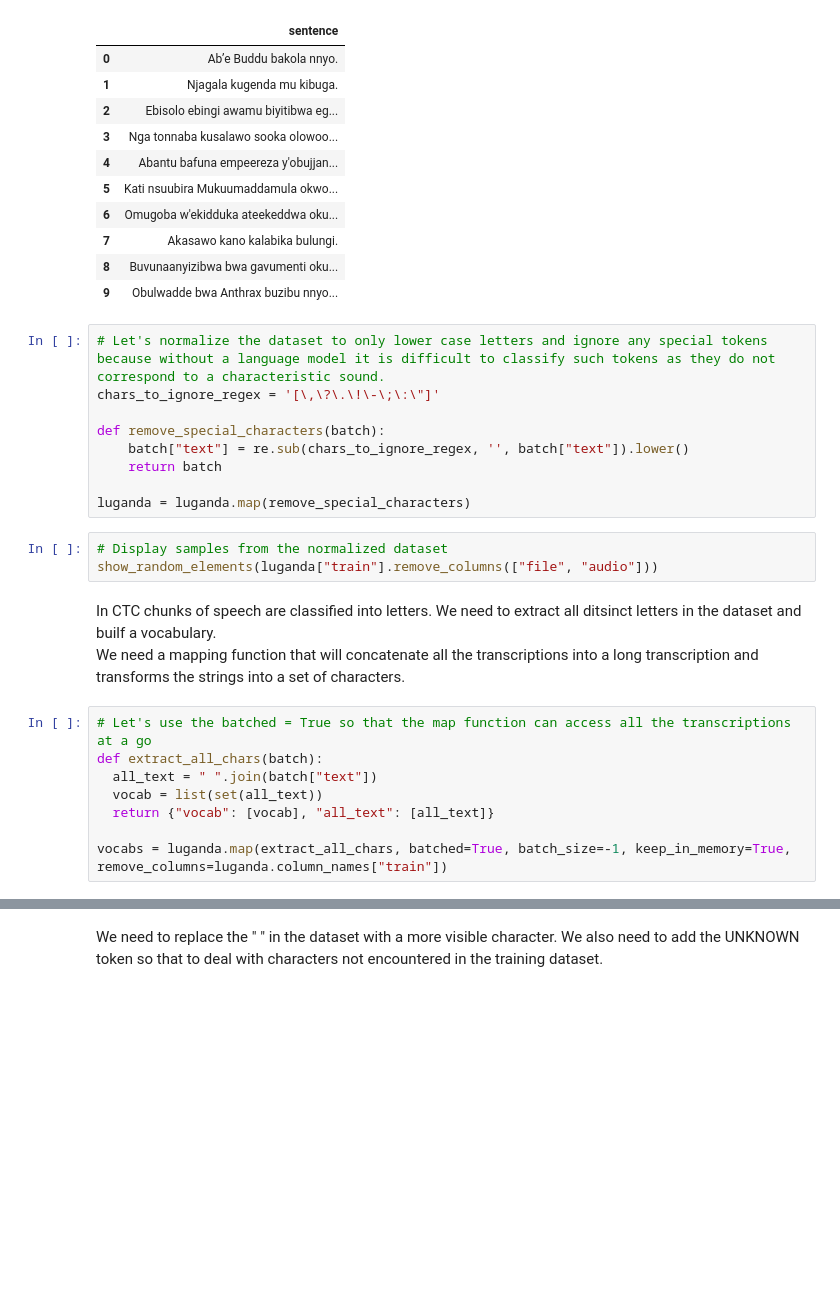
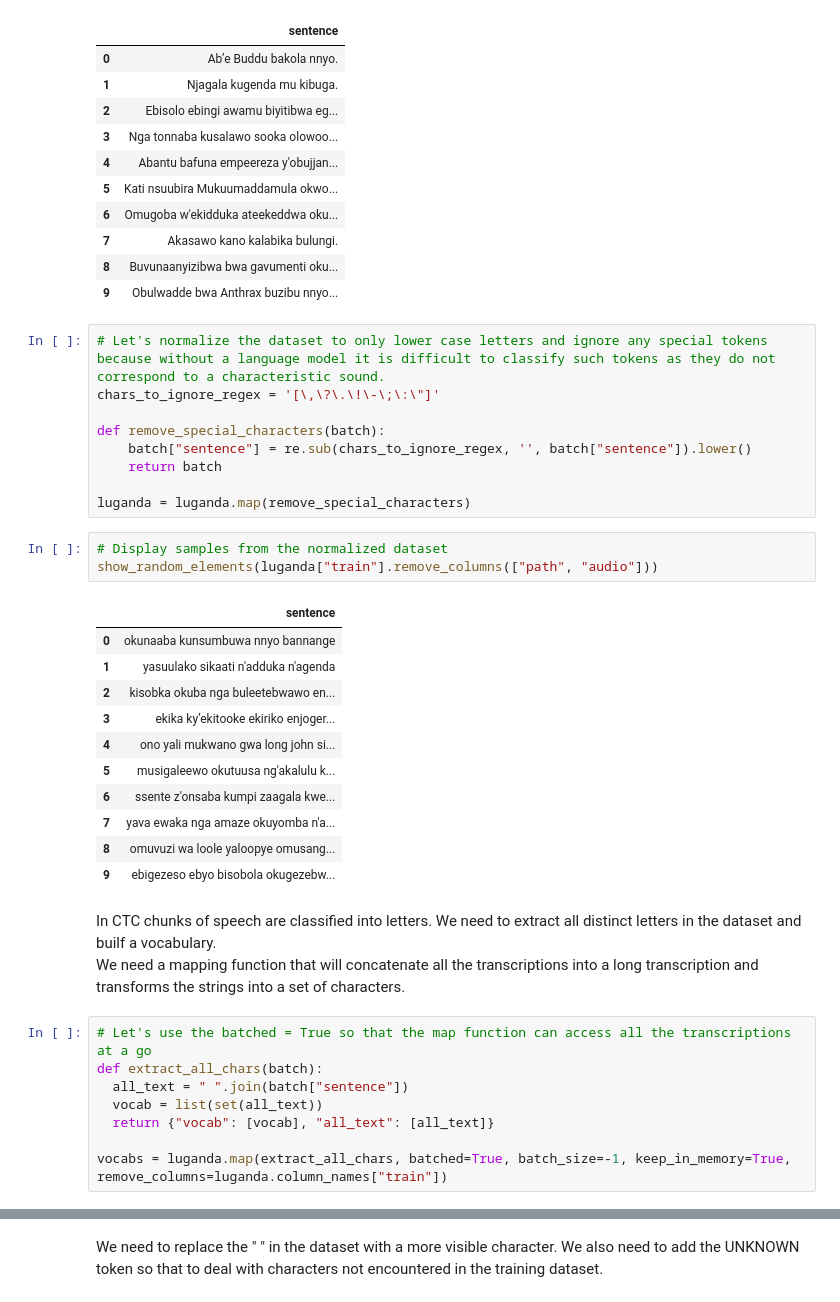
Before and after one commit to MusinguziDenis/Luganda-ASR, a Jupyter notebook: wav2vec/notebook/LugandaASR.ipynb, the cells around one changed output, grey strips where cells are left out. Cells and saved outputs as stored; diff of their text form; blank space fills up the shorter version.

```diff
--- a/wav2vec/notebook/LugandaASR.ipynb
+++ b/wav2vec/notebook/LugandaASR.ipynb
@@ -96,20 +96,32 @@ show_random_elements(luganda["train"].remove_columns(["path", "audio"]))
 chars_to_ignore_regex = '[\,\?\.\!\-\;\:\"]'
 
 def remove_special_characters(batch):
-    batch["text"] = re.sub(chars_to_ignore_regex, '', batch["text"]).lower()
+    batch["sentence"] = re.sub(chars_to_ignore_regex, '', batch["sentence"]).lower()
     return batch
 
 luganda = luganda.map(remove_special_characters)
 # %%
 # Display samples from the normalized dataset
-show_random_elements(luganda["train"].remove_columns(["file", "audio"]))
+show_random_elements(luganda["train"].remove_columns(["path", "audio"]))
+# %% [output]
+|  | sentence |
+| 0 | okunaaba kunsumbuwa nnyo bannange |
+| 1 | yasuulako sikaati n'adduka n'agenda |
+| 2 | kisobka okuba nga buleetebwawo en... |
+| 3 | ekika ky’ekitooke ekiriko enjoger... |
+| 4 | ono yali mukwano gwa long john si... |
+| 5 | musigaleewo okutuusa ng'akalulu k... |
+| 6 | ssente z'onsaba kumpi zaagala kwe... |
+| 7 | yava ewaka nga amaze okuyomba n'a... |
+| 8 | omuvuzi wa loole yaloopye omusang... |
+| 9 | ebigezeso ebyo bisobola okugezebw... |
 # %% [markdown]
-In CTC chunks of speech are classified into letters. We need to extract all ditsinct letters in the dataset and builf a vocabulary.
+In CTC chunks of speech are classified into letters. We need to extract all distinct letters in the dataset and builf a vocabulary.
 We need a mapping function that will concatenate all the transcriptions into a long transcription and transforms the strings into a set of characters.
 # %%
 # Let's use the batched = True so that the map function can access all the transcriptions at a go
 def extract_all_chars(batch):
-  all_text = " ".join(batch["text"])
+  all_text = " ".join(batch["sentence"])
   vocab = list(set(all_text))
   return {"vocab": [vocab], "all_text": [all_text]}
 
```
Also changed, not shown: parts of 32 cells of this notebook, 1 other file.
